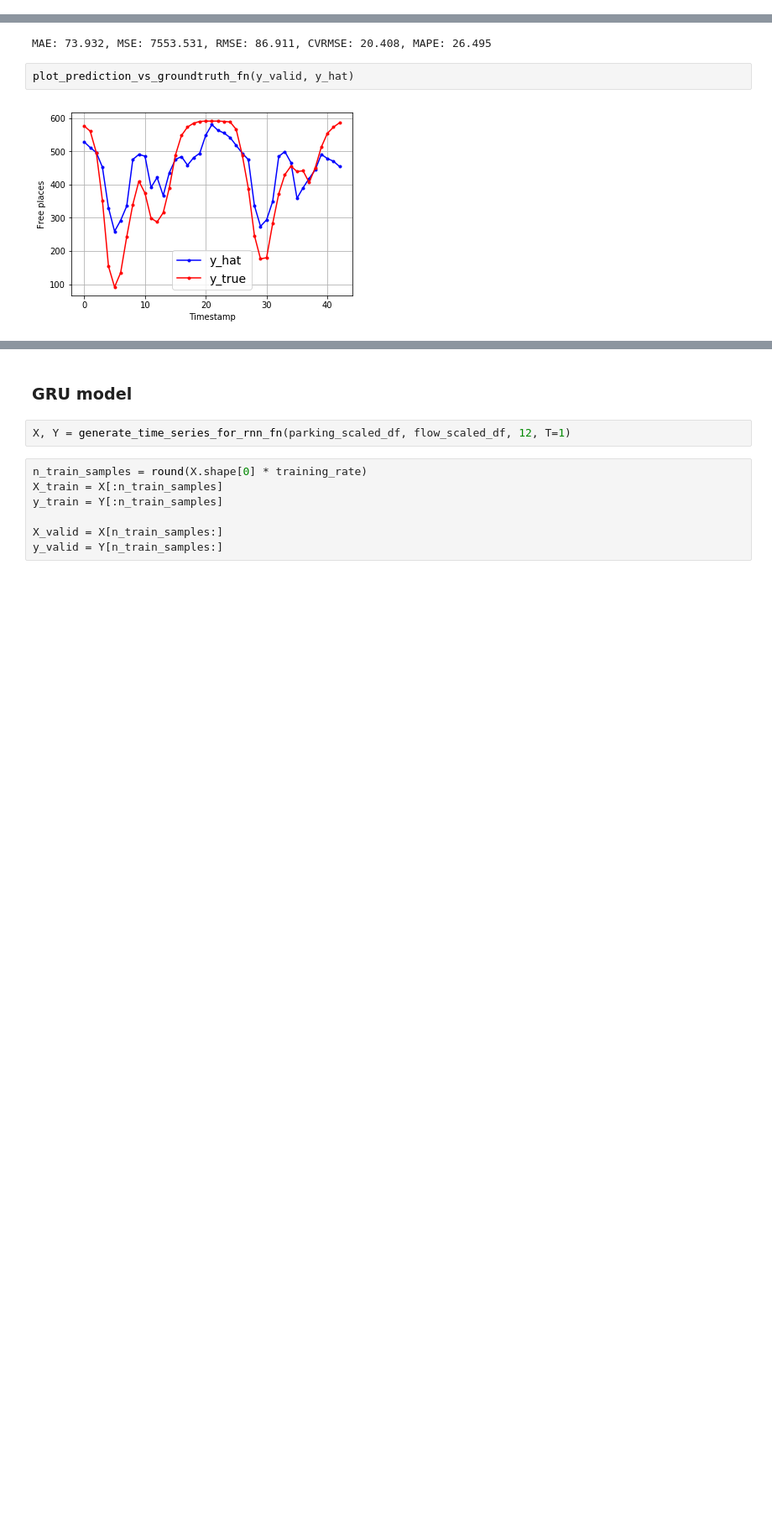
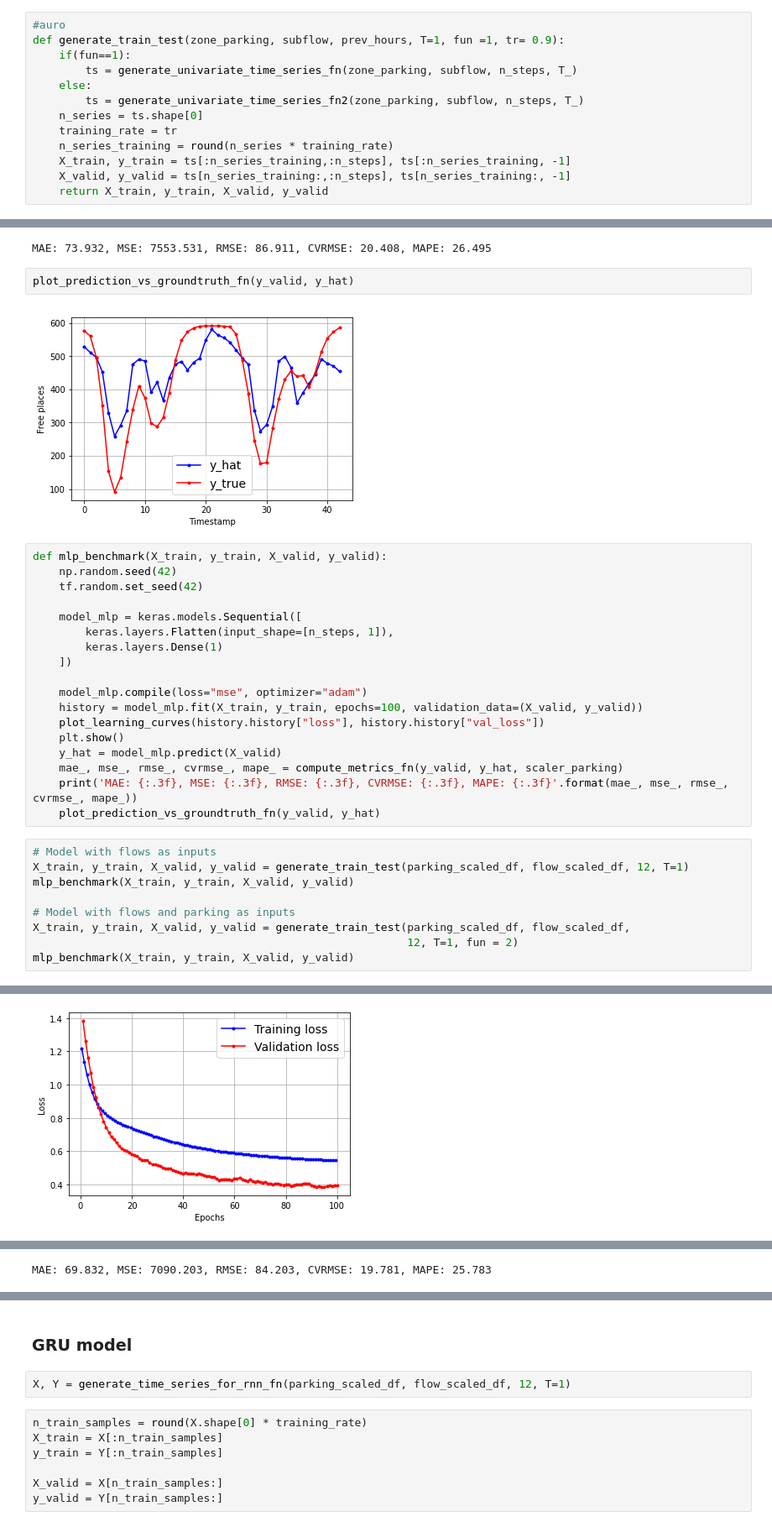
Before and after one commit to fterroso/mobility_murcia_umu_ucam, a Jupyter notebook: 06_prediction_with_DNN.ipynb, the cells around one changed output, grey strips where cells are left out. Shown at 84% size. Drawn from its saved outputs; the diff is of its cells as text; blank space fills up the shorter version.

```diff
--- a/06_prediction_with_DNN.ipynb
+++ b/06_prediction_with_DNN.ipynb
@@ -144,6 +157,19 @@ X_train.shape, y_train.shape
 X_valid.shape, y_valid.shape
 # %% [output]
 ((43, 12, 1), (43, 1))
+# %%
+#auro
+def generate_train_test(zone_parking, subflow, prev_hours, T=1, fun =1, tr= 0.9):
+    if(fun==1):
+        ts = generate_univariate_time_series_fn(zone_parking, subflow, n_steps, T_)
+    else:
+        ts = generate_univariate_time_series_fn2(zone_parking, subflow, n_steps, T_)
+    n_series = ts.shape[0]
+    training_rate = tr
+    n_series_training = round(n_series * training_rate)
+    X_train, y_train = ts[:n_series_training,:n_steps], ts[:n_series_training, -1]
+    X_valid, y_valid = ts[n_series_training:,:n_steps], ts[n_series_training:, -1]
+    return X_train, y_train, X_valid, y_valid
 # %% [markdown]
 ## Test DNN models
 # %%
@@ -236,3 +262,31 @@ MAE: 73.932, MSE: 7553.531, RMSE: 86.911, CVRMSE: 20.408, MAPE: 26.495
 plot_prediction_vs_groundtruth_fn(y_valid, y_hat)
 # %% [output]
 [figure]
+# %%
+def mlp_benchmark(X_train, y_train, X_valid, y_valid):
+    np.random.seed(42)
+    tf.random.set_seed(42)
+
+    model_mlp = keras.models.Sequential([
+        keras.layers.Flatten(input_shape=[n_steps, 1]),
+        keras.layers.Dense(1)
+    ])
+
+    model_mlp.compile(loss="mse", optimizer="adam")
+    history = model_mlp.fit(X_train, y_train, epochs=100, validation_data=(X_valid, y_valid))
+    plot_learning_curves(history.history["loss"], history.history["val_loss"])
+    plt.show()
+    y_hat = model_mlp.predict(X_valid)
+    mae_, mse_, rmse_, cvrmse_, mape_ = compute_metrics_fn(y_valid, y_hat, scaler_parking)
+    print('MAE: {:.3f}, MSE: {:.3f}, RMSE: {:.3f}, CVRMSE: {:.3f}, MAPE: {:.3f}'.format(mae_, mse_, rmse_, cvrmse_, mape_))
+    plot_prediction_vs_groundtruth_fn(y_valid, y_hat)
+# %%
+# Model with flows as inputs
+X_train, y_train, X_valid, y_valid = generate_train_test(parking_scaled_df, flow_scaled_df, 12, T=1)
+mlp_benchmark(X_train, y_train, X_valid, y_valid)
+
+# Model with flows and parking as inputs
+X_train, y_train, X_valid, y_valid = generate_train_test(parking_scaled_df, flow_scaled_df,
+                                                         12, T=1, fun = 2)
+mlp_benchmark(X_train, y_train, X_valid, y_valid)
+# %% [output]
@@ -238,0 +310 @@ plot_prediction_vs_groundtruth_fn(y_valid, y_hat)
+[figure, added]
@@ -238,0 +329 @@ plot_prediction_vs_groundtruth_fn(y_valid, y_hat)
+MAE: 69.832, MSE: 7090.203, RMSE: 84.203, CVRMSE: 19.781, MAPE: 25.783
```
Also changed, not shown: parts of 5 cells of this notebook, 1 other file.
